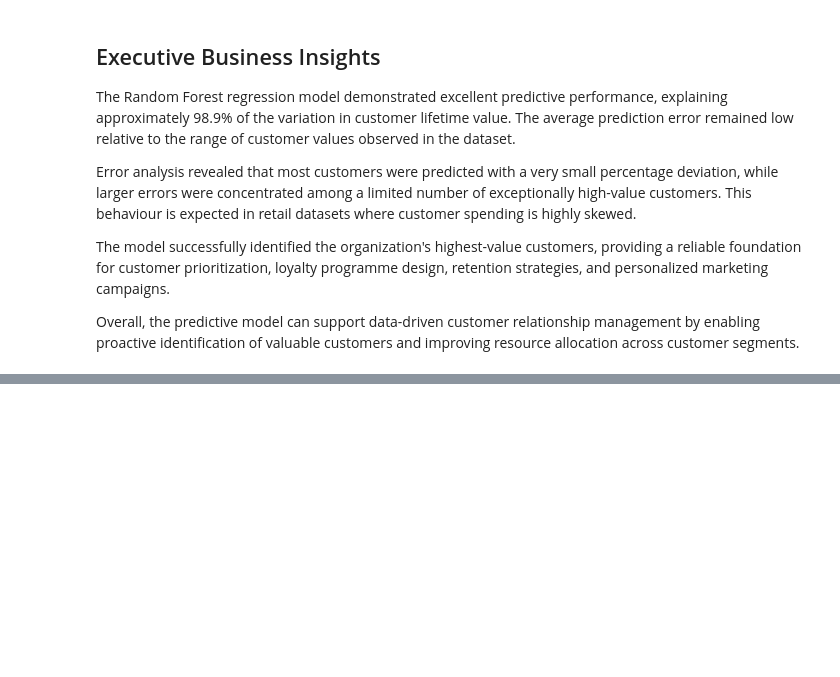
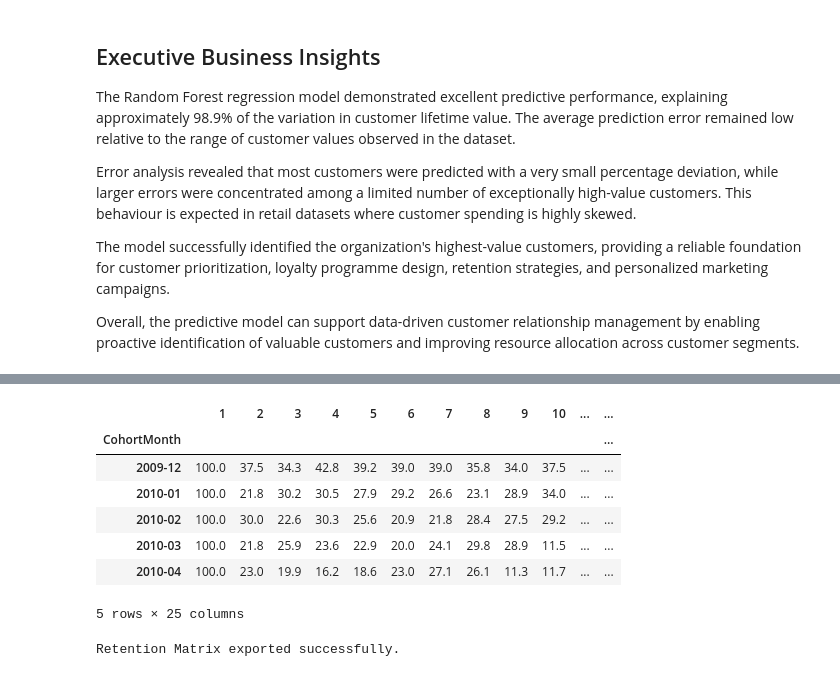
Before and after one commit to Tamoze/SaaS-ECommerce-Cohort-Retention-CLTV-Analysis, a Jupyter notebook: notebooks/04_visualizations.ipynb, the cells around one changed output, grey strips where cells are left out. Saved outputs shown, nothing was run; the diff lists cells and outputs as text; code cells hidden in the pictures; blank space fills up the shorter version.

```diff
--- a/notebooks/04_visualizations.ipynb
+++ b/notebooks/04_visualizations.ipynb
@@ -839,0 +921,34 @@ Overall, the predictive model can support data-driven customer relationship mana
+# %%
+# ==========================================
+# Load Retention Matrix
+# ==========================================
+
+retention_matrix = pd.read_csv(
+    PROCESSED_DATA / "retention_matrix.csv",
+    index_col=0
+)
+
+retention_matrix.head()
+# %% [output]
+|  | 1 | 2 | 3 | 4 | 5 | 6 | 7 | 8 | 9 | 10 | ... | ... |
+| CohortMonth |  |  |  |  |  |  |  |  |  |  |  | ... |
+| 2009-12 | 100.0 | 37.5 | 34.3 | 42.8 | 39.2 | 39.0 | 39.0 | 35.8 | 34.0 | 37.5 | ... | ... |
+| 2010-01 | 100.0 | 21.8 | 30.2 | 30.5 | 27.9 | 29.2 | 26.6 | 23.1 | 28.9 | 34.0 | ... | ... |
+| 2010-02 | 100.0 | 30.0 | 22.6 | 30.3 | 25.6 | 20.9 | 21.8 | 28.4 | 27.5 | 29.2 | ... | ... |
+| 2010-03 | 100.0 | 21.8 | 25.9 | 23.6 | 22.9 | 20.0 | 24.1 | 29.8 | 28.9 | 11.5 | ... | ... |
+| 2010-04 | 100.0 | 23.0 | 19.9 | 16.2 | 18.6 | 23.0 | 27.1 | 26.1 | 11.3 | 11.7 | ... | ... |
+5 rows × 25 columns
+# %%
+# ==========================================
+# Export Retention Matrix with Blank Cells
+# ==========================================
+
+retention_matrix_export = retention_matrix.fillna("")
+
+retention_matrix_export.to_csv(
+    PROCESSED_DATA / "retention_matrix.csv"
+)
+
+print("Retention Matrix exported successfully.")
+# %% [output]
+Retention Matrix exported successfully.
```
Also changed, not shown: parts of 11 cells of this notebook, 1 other file.
